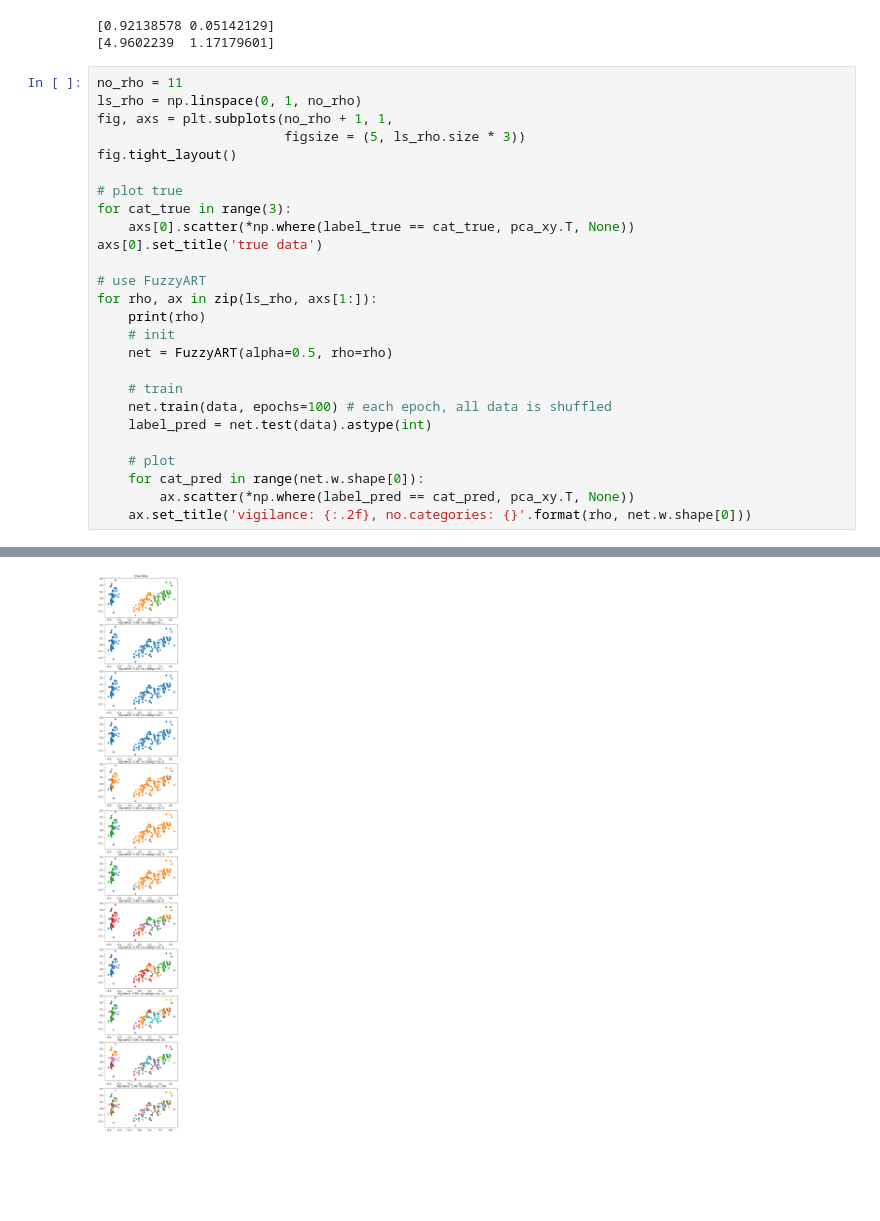
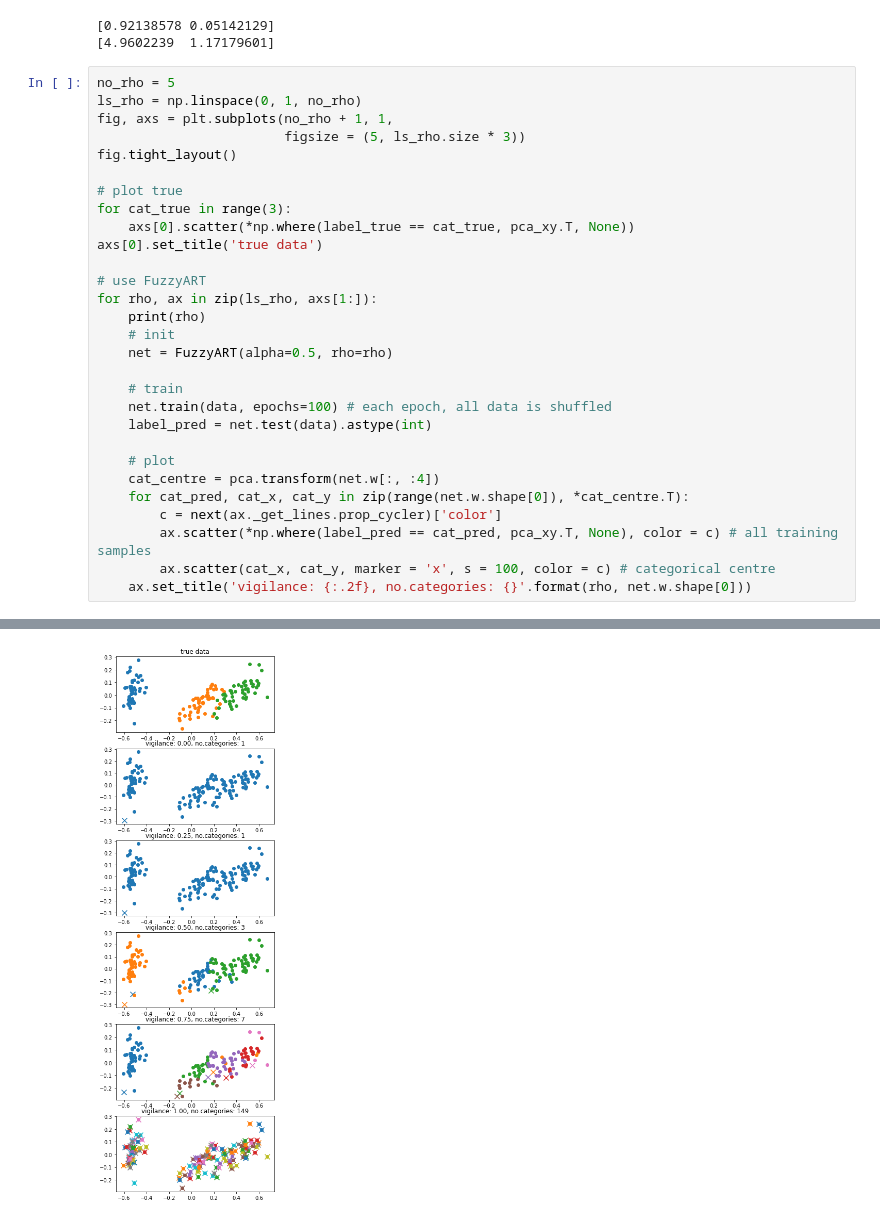
Before and after one commit to anish-lu-yihe/art, a Jupyter notebook: fuzzyART_visual.ipynb, the cells around one changed output, grey strips where cells are left out. Cells and saved outputs as stored; diff of their text form; blank space fills up the shorter version.

Commit message:
add categorical centres in plots

```diff
--- a/fuzzyART_visual.ipynb
+++ b/fuzzyART_visual.ipynb
@@ -16,7 +16,7 @@ print(pca.singular_values_)
 [0.92138578 0.05142129]
 [4.9602239  1.17179601]
 # %%
-no_rho = 11
+no_rho = 5
 ls_rho = np.linspace(0, 1, no_rho)
 fig, axs = plt.subplots(no_rho + 1, 1,
                         figsize = (5, ls_rho.size * 3))
@@ -38,8 +38,11 @@ for rho, ax in zip(ls_rho, axs[1:]):
     label_pred = net.test(data).astype(int)
 
     # plot
-    for cat_pred in range(net.w.shape[0]):
-        ax.scatter(*np.where(label_pred == cat_pred, pca_xy.T, None))
+    cat_centre = pca.transform(net.w[:, :4])
+    for cat_pred, cat_x, cat_y in zip(range(net.w.shape[0]), *cat_centre.T):
+        c = next(ax._get_lines.prop_cycler)['color']
+        ax.scatter(*np.where(label_pred == cat_pred, pca_xy.T, None), color = c) # all training samples
+        ax.scatter(cat_x, cat_y, marker = 'x', s = 100, color = c) # categorical centre
     ax.set_title('vigilance: {:.2f}, no.categories: {}'.format(rho, net.w.shape[0]))
 # %% [output]
 0.0
@@ -55,2 +52,2 @@ for rho, ax in zip(ls_rho, axs[1:]):
 1.0
-[figure, old version]
+[figure, new version]
```
Also changed, not shown: parts of 1 cell of this notebook.
